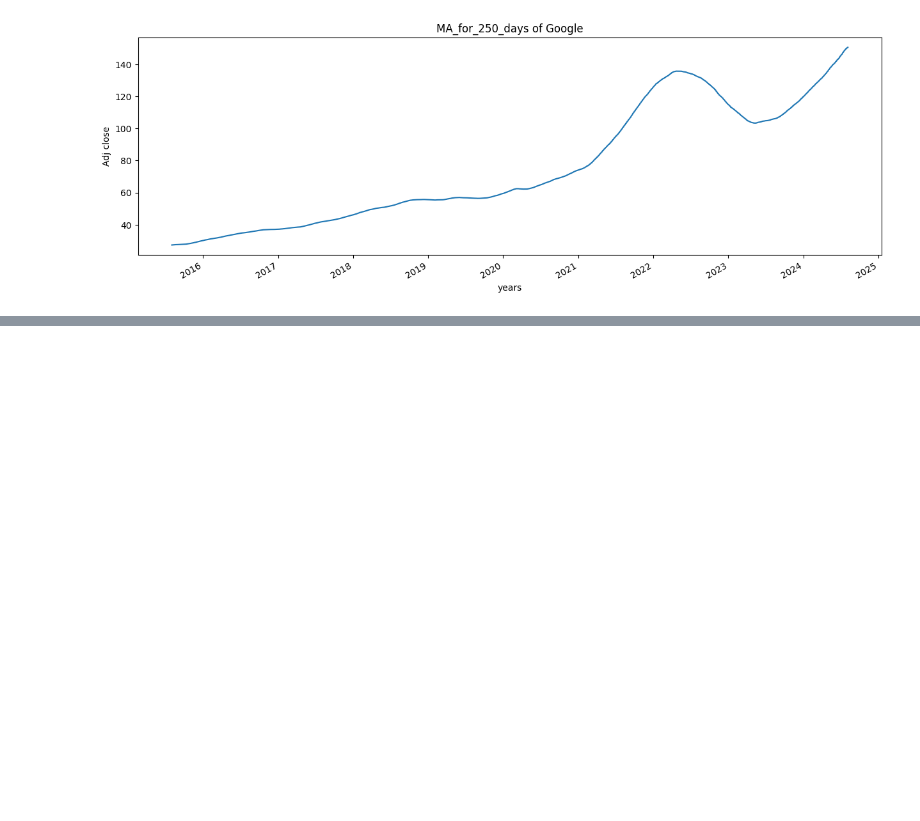
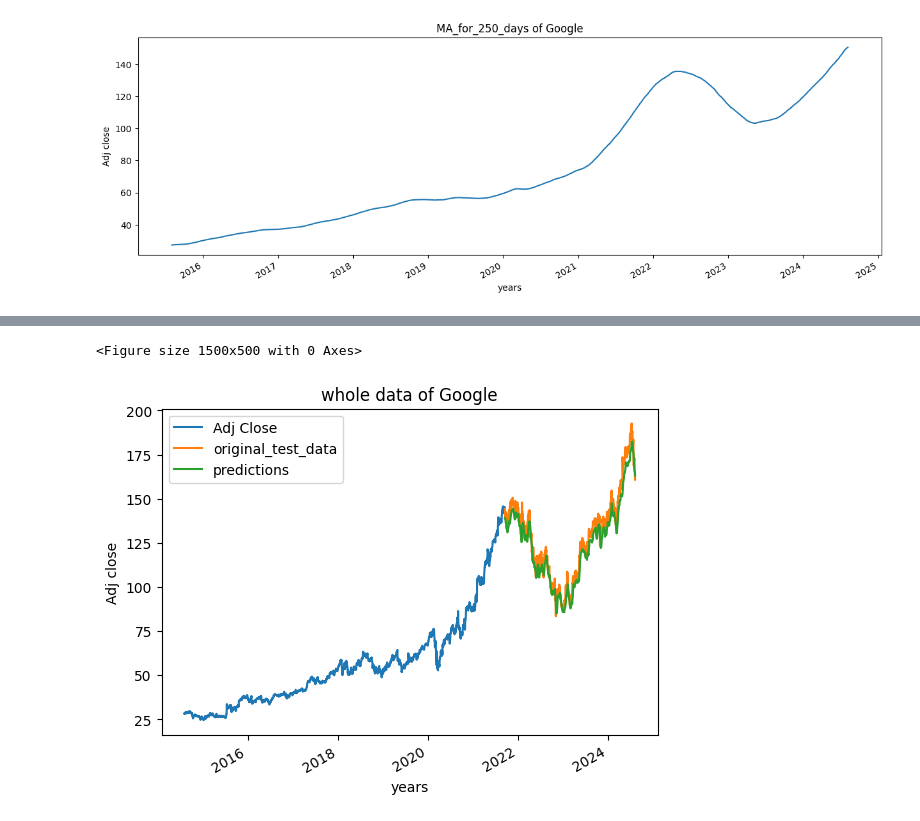
Before and after one commit to Roshan2059/stock-price-predictor-ML, a Jupyter notebook: stock-price.ipynb, the cells around one changed output, grey strips where cells are left out. Cells and saved outputs as stored; diff of their text form; code cells hidden in the pictures; blank space fills up the shorter version.

```diff
--- a/stock-price.ipynb
+++ b/stock-price.ipynb
@@ -181,0 +426,5 @@ plot_graph((15,5), google_data[['Adj Close', 'MA_for_250_days']], 'MA_for_250_da
+# %%
+plot_graph((15,5), pd.concat([Adj_close_price[:splitting_len+100], plotting_data], axis=0), 'whole data')
+# %% [output]
+<Figure size 1500x500 with 0 Axes>
+[figure, added]
```
Also changed, not shown: parts of 35 cells of this notebook, 1 other file.
